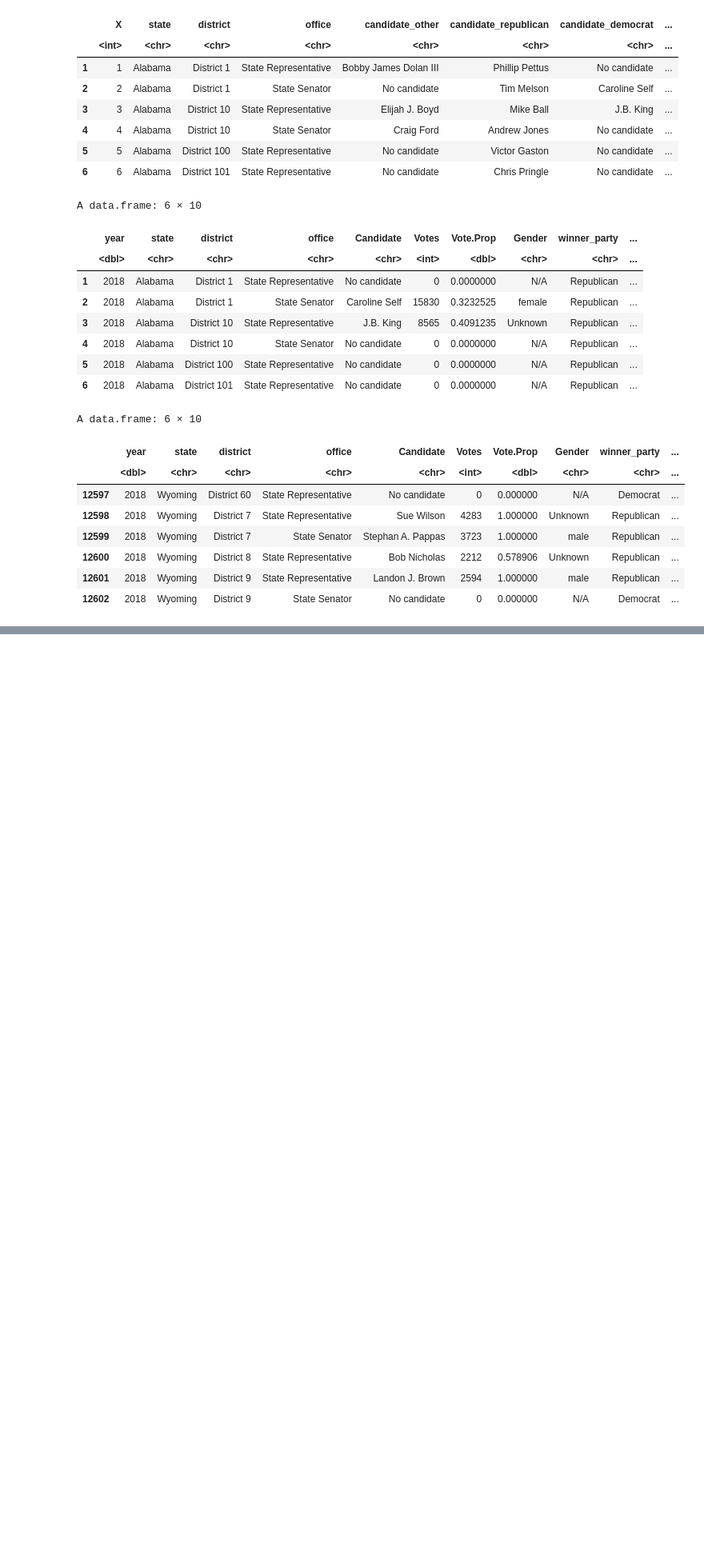
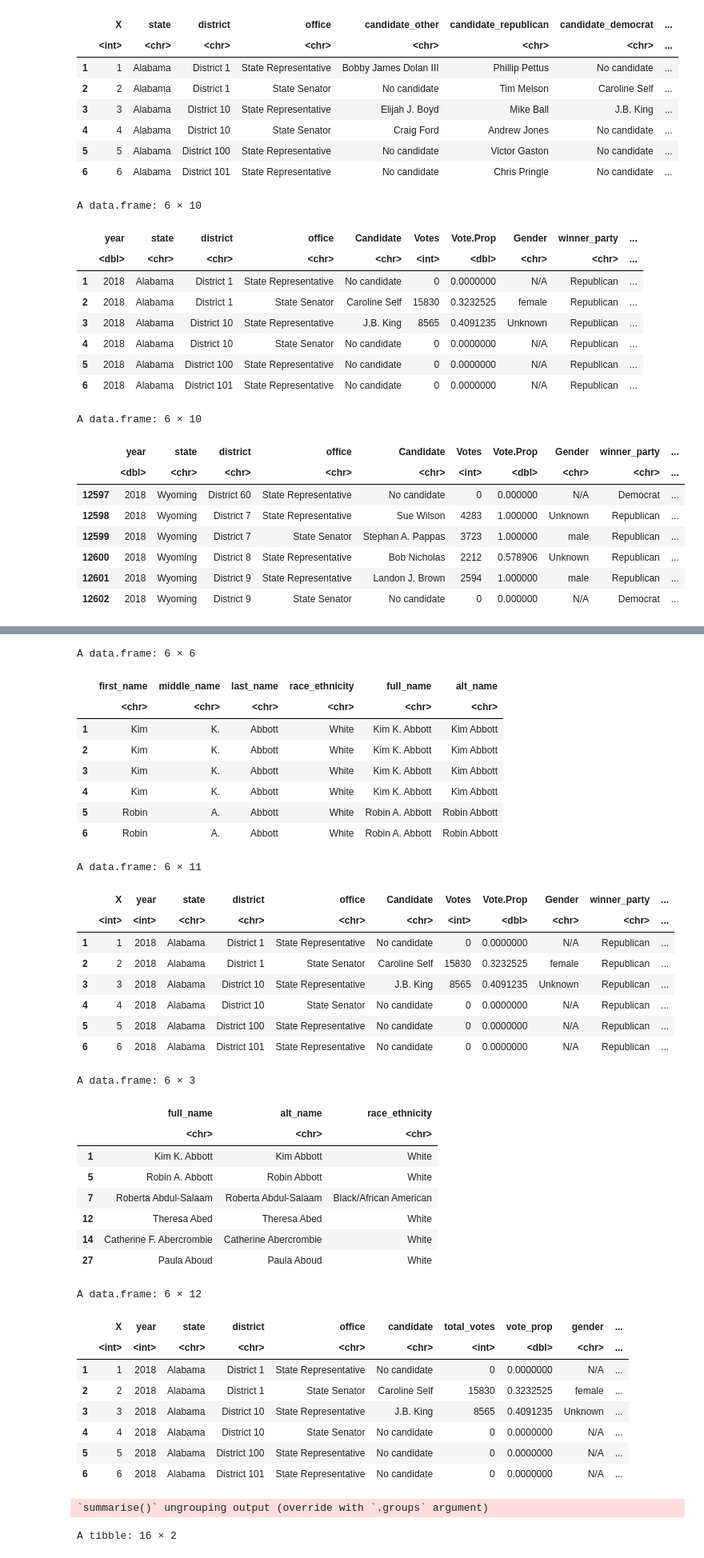
Before and after one commit to michael-bonitati-1117/final_project, a Jupyter notebook: Gender_Code.ipynb, the cells around one changed output, grey strips where cells are left out. Shown at 80% size. Saved outputs shown, nothing was run; the diff lists cells and outputs as text; code cells hidden in the pictures; blank space fills up the shorter version.

Commit message:
race data added to long files, variables renamed for consistency

```diff
--- a/Gender_Code.ipynb
+++ b/Gender_Code.ipynb
@@ -430,0 +417,76 @@ A data.frame: 6 × 9
+# %%
+## Joins for race
+
+race_data <- read.csv("officeholders_race_ethnicity-1606938979.csv")
+
+race_data <- race_data %>%
+    select(first_name, middle_name, last_name, race_ethnicity) %>%
+    mutate(full_name = paste(first_name, middle_name, last_name, sep = " "),
+          alt_name = paste(first_name, last_name, sep = " "))
+
+head(race_data)
+head(state_elections_2018_long)
+
+race_data_2 <- unique(race_data[, c("full_name", "alt_name", "race_ethnicity")])
+
+head(race_data_2)
+
+new_data_2018 <- state_elections_2018_long %>%
+    left_join(race_data_2, by = c("Candidate" = "full_name")) %>%
+    left_join(race_data_2, by = c("Candidate" = "alt_name")) %>%
+    mutate(race_ethnicity.x = replace_na(race_ethnicity.x, "Missing"),
+          race_ethnicity.y = replace_na(race_ethnicity.y, "Missing"),
+          race_ethnicity.x = ifelse(race_ethnicity.x == "Missing", race_ethnicity.y, "Missing")) %>%
+    select(-c("full_name", "alt_name", "race_ethnicity.y")) %>%
+    rename(race_ethnicity = race_ethnicity.x,
+           candidate = Candidate,
+           total_votes = Votes,
+           vote_prop = Vote.Prop,
+           gender = Gender,
+           candidate_party = Candidate.Party)
+# renamed variables for better consistency
+
+head(new_data_2018)
+
+new_data_2018 %>%
+    group_by(race_ethnicity) %>%
+    summarize(n())
+# %% [output]
+A data.frame: 6 × 6
+|  | first_name | middle_name | last_name | race_ethnicity | full_name | alt_name |
+|  | <chr> | <chr> | <chr> | <chr> | <chr> | <chr> |
+| 1 | Kim | K. | Abbott | White | Kim K. Abbott | Kim Abbott |
+| 2 | Kim | K. | Abbott | White | Kim K. Abbott | Kim Abbott |
+| 3 | Kim | K. | Abbott | White | Kim K. Abbott | Kim Abbott |
+| 4 | Kim | K. | Abbott | White | Kim K. Abbott | Kim Abbott |
+| 5 | Robin | A. | Abbott | White | Robin A. Abbott | Robin Abbott |
+| 6 | Robin | A. | Abbott | White | Robin A. Abbott | Robin Abbott |
+A data.frame: 6 × 11
+|  | X | year | state | district | office | Candidate | Votes | Vote.Prop | Gender | winner_party | ... |
+|  | <int> | <int> | <chr> | <chr> | <chr> | <chr> | <int> | <dbl> | <chr> | <chr> | ... |
+| 1 | 1 | 2018 | Alabama | District 1 | State Representative | No candidate | 0 | 0.0000000 | N/A | Republican | ... |
+| 2 | 2 | 2018 | Alabama | District 1 | State Senator | Caroline Self | 15830 | 0.3232525 | female | Republican | ... |
+| 3 | 3 | 2018 | Alabama | District 10 | State Representative | J.B. King | 8565 | 0.4091235 | Unknown | Republican | ... |
+| 4 | 4 | 2018 | Alabama | District 10 | State Senator | No candidate | 0 | 0.0000000 | N/A | Republican | ... |
+| 5 | 5 | 2018 | Alabama | District 100 | State Representative | No candidate | 0 | 0.0000000 | N/A | Republican | ... |
+| 6 | 6 | 2018 | Alabama | District 101 | State Representative | No candidate | 0 | 0.0000000 | N/A | Republican | ... |
+A data.frame: 6 × 3
+|  | full_name | alt_name | race_ethnicity |
+|  | <chr> | <chr> | <chr> |
+| 1 | Kim K. Abbott | Kim Abbott | White |
+| 5 | Robin A. Abbott | Robin Abbott | White |
+| 7 | Roberta Abdul-Salaam | Roberta Abdul-Salaam | Black/African American |
+| 12 | Theresa Abed | Theresa Abed | White |
+| 14 | Catherine F. Abercrombie | Catherine Abercrombie | White |
+| 27 | Paula Aboud | Paula Aboud | White |
+A data.frame: 6 × 12
+|  | X | year | state | district | office | candidate | total_votes | vote_prop | gender | ... |
+|  | <int> | <int> | <chr> | <chr> | <chr> | <chr> | <int> | <dbl> | <chr> | ... |
+| 1 | 1 | 2018 | Alabama | District 1 | State Representative | No candidate | 0 | 0.0000000 | N/A | ... |
+| 2 | 2 | 2018 | Alabama | District 1 | State Senator | Caroline Self | 15830 | 0.3232525 | female | ... |
+| 3 | 3 | 2018 | Alabama | District 10 | State Representative | J.B. King | 8565 | 0.4091235 | Unknown | ... |
+| 4 | 4 | 2018 | Alabama | District 10 | State Senator | No candidate | 0 | 0.0000000 | N/A | ... |
+| 5 | 5 | 2018 | Alabama | District 100 | State Representative | No candidate | 0 | 0.0000000 | N/A | ... |
+| 6 | 6 | 2018 | Alabama | District 101 | State Representative | No candidate | 0 | 0.0000000 | N/A | ... |
+`summarise()` ungrouping output (override with `.groups` argument)
+A tibble: 16 × 2
```
Also changed, not shown: parts of 6 cells of this notebook, 2 other files.
